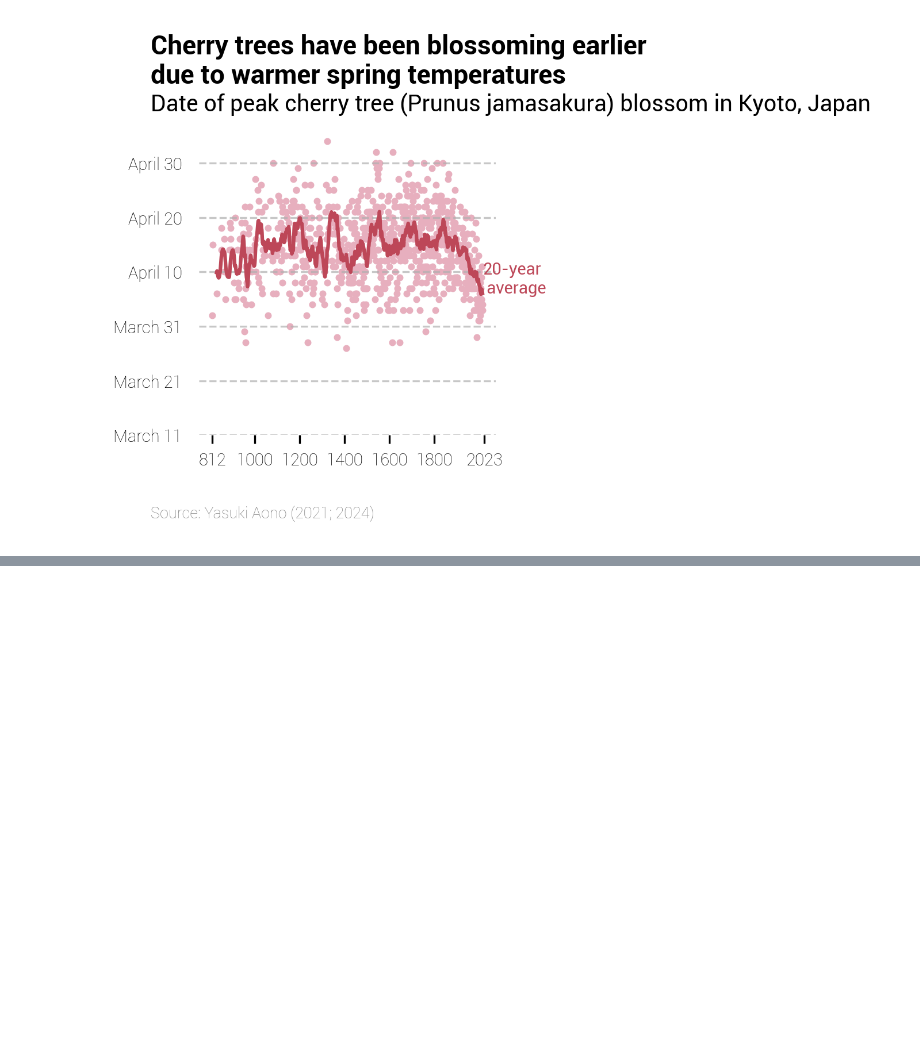
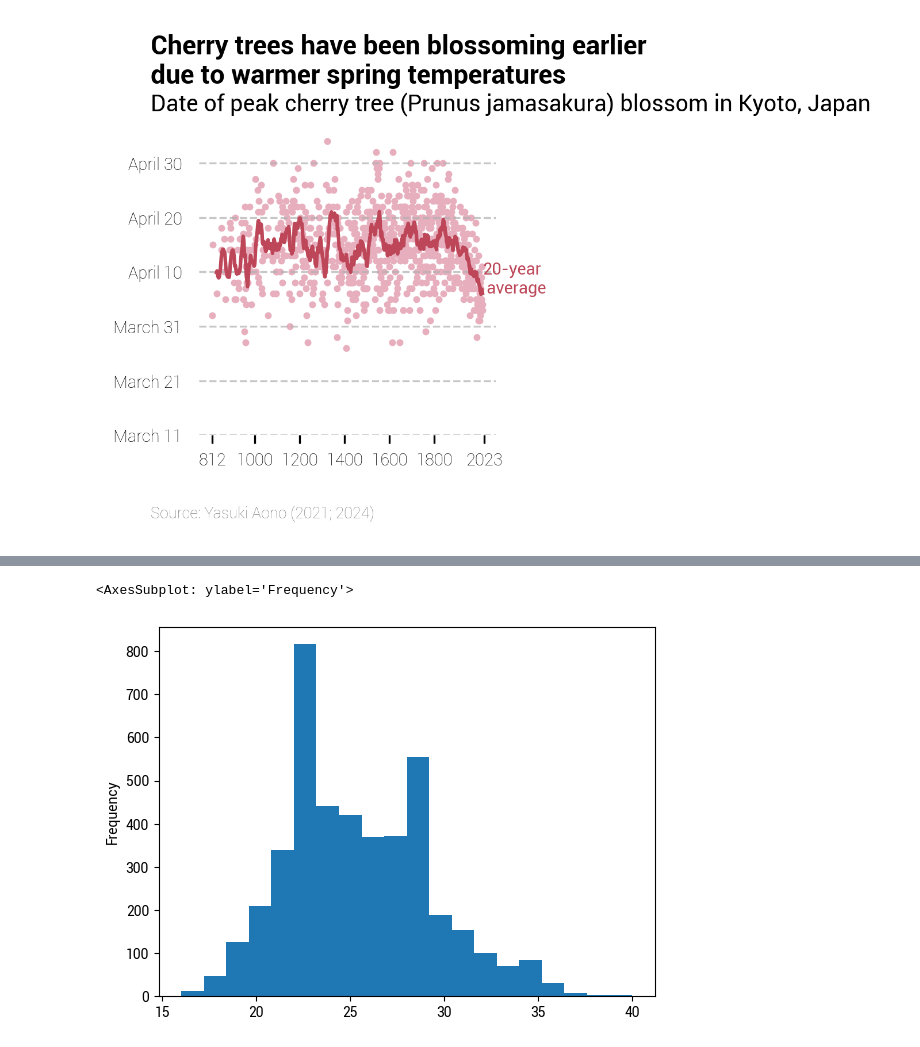
Before and after one commit to mattharrison/CS65, a Jupyter notebook: 4_Visualization.ipynb, the cells around one changed output, grey strips where cells are left out. Cells and saved outputs as stored; diff of their text form; code cells hidden in the pictures; blank space fills up the shorter version.

```diff
--- a/4_Visualization.ipynb
+++ b/4_Visualization.ipynb
@@ -416,0 +580,9 @@ def plot_cherry(df):
+# %%
+(olym_raw
+ .query('Sport == "Basketball"')
+ .Age
+ .plot.hist(bins=20)
+)
+# %% [output]
+<AxesSubplot: ylabel='Frequency'>
+[figure, added]
```
Also changed, not shown: parts of 15 cells of this notebook.
